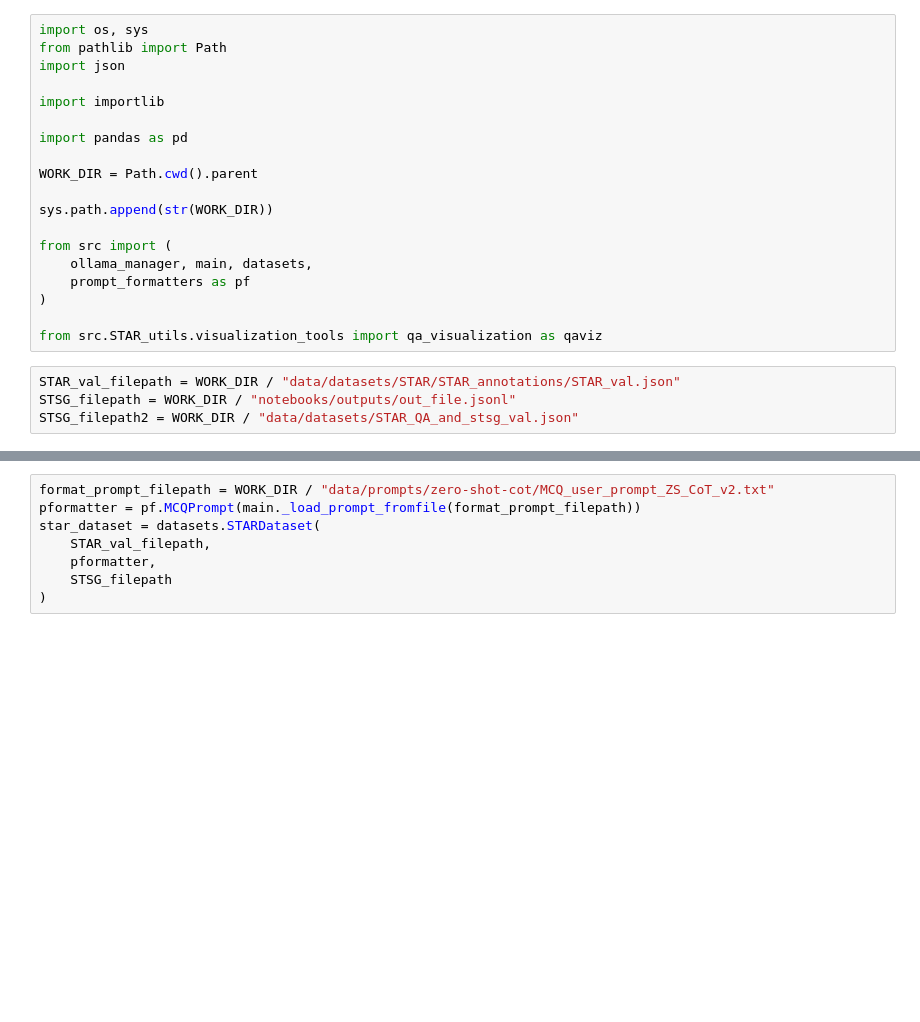
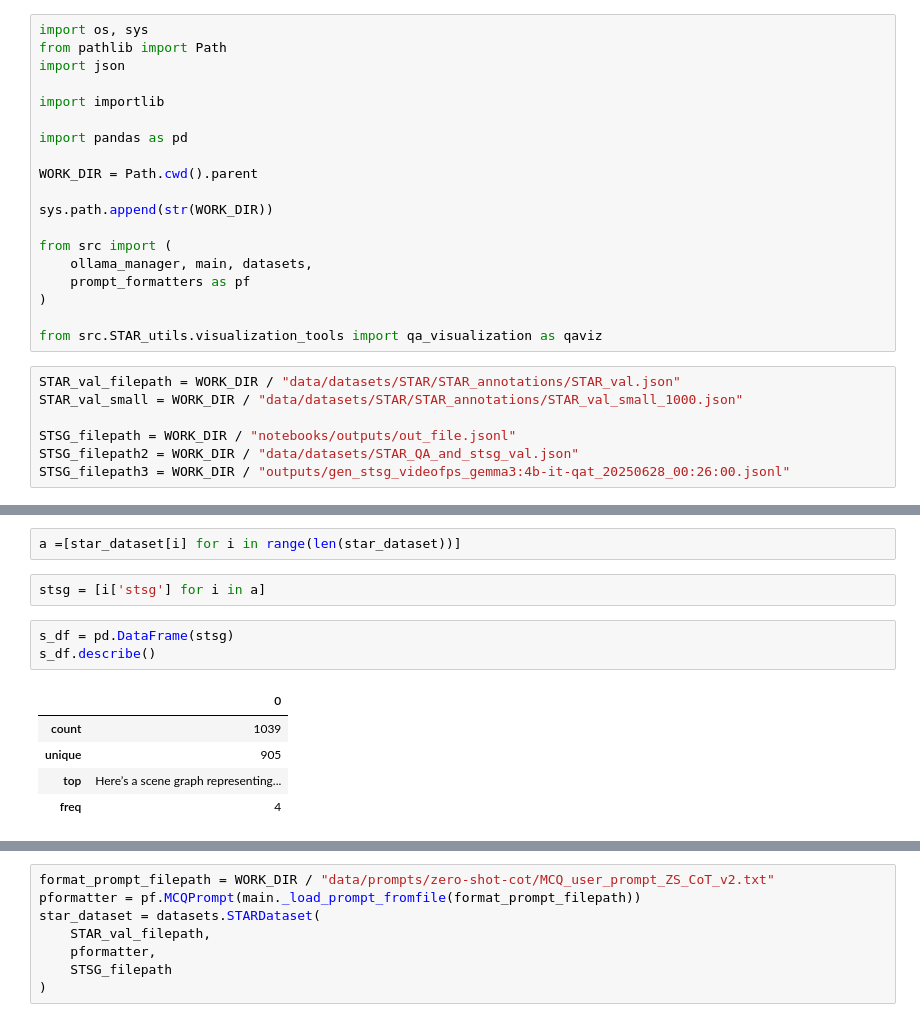
Before and after one commit to FabioLusha/video-neurosymbolic, a Jupyter notebook: star_code/notebooks/STARDataset_example.ipynb, the cells around one changed output, grey strips where cells are left out. Cells and saved outputs as stored; diff of their text form; blank space fills up the shorter version.

```diff
--- a/star_code/notebooks/STARDataset_example.ipynb
+++ b/star_code/notebooks/STARDataset_example.ipynb
@@ -19,5 +19,8 @@ from src import (
 from src.STAR_utils.visualization_tools import qa_visualization as qaviz
 # %%
 STAR_val_filepath = WORK_DIR / "data/datasets/STAR/STAR_annotations/STAR_val.json"
+STAR_val_small = WORK_DIR / "data/datasets/STAR/STAR_annotations/STAR_val_small_1000.json"
+
 STSG_filepath = WORK_DIR / "notebooks/outputs/out_file.jsonl"
 STSG_filepath2 = WORK_DIR / "data/datasets/STAR_QA_and_stsg_val.json"
+STSG_filepath3 = WORK_DIR / "outputs/gen_stsg_videofps_gemma3:4b-it-qat_20250628_00:26:00.jsonl"
@@ -23,0 +45,13 @@ STSG_filepath2 = WORK_DIR / "data/datasets/STAR_QA_and_stsg_val.json"
+# %%
+a =[star_dataset[i] for i in range(len(star_dataset))]
+# %%
+stsg = [i['stsg'] for i in a]
+# %%
+s_df = pd.DataFrame(stsg)
+s_df.describe()
+# %% [output]
+|  | 0 |
+| count | 1039 |
+| unique | 905 |
+| top | Here’s a scene graph representing... |
+| freq | 4 |
```
Also changed, not shown: parts of 3 cells of this notebook, 18 other files.
